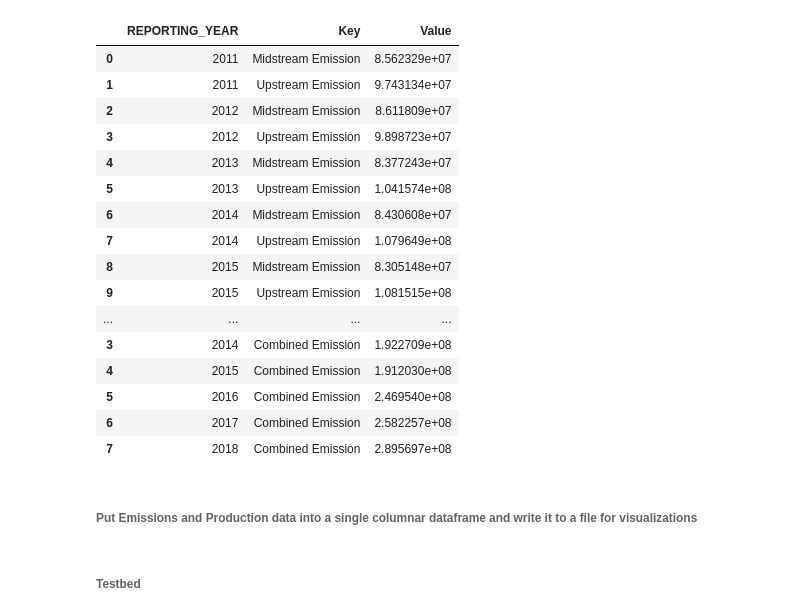
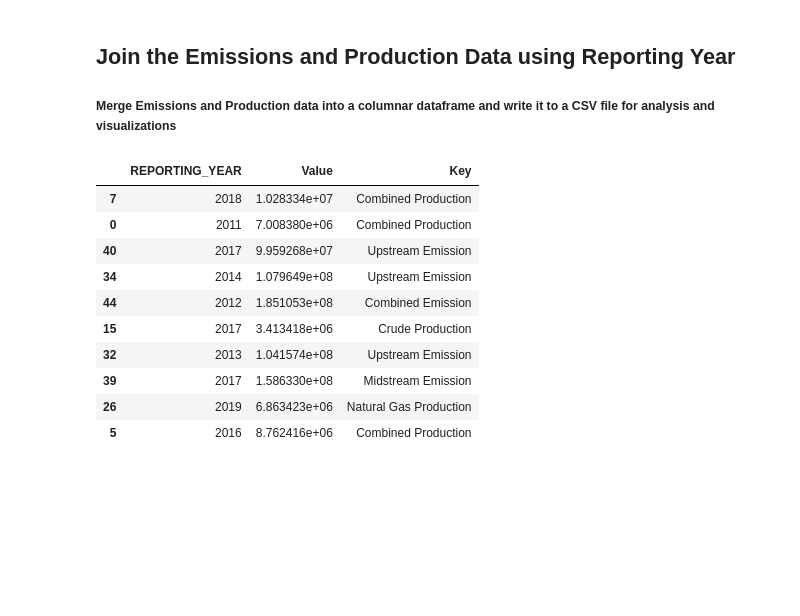
Before and after one commit to rafeesumich/591-GHGFromOilandGasSystems, a Jupyter notebook: EmissionsDataPreparation.ipynb, the cells around one changed output. Cells and saved outputs as stored; diff of their text form; code cells hidden in the pictures; blank space fills up the shorter version.

```diff
--- a/EmissionsDataPreparation.ipynb
+++ b/EmissionsDataPreparation.ipynb
@@ -398,27 +257,38 @@ df_emission_BySec
+# %% [markdown]
+## Join the Emissions and Production Data using Reporting Year
+<a id='Join_Prod_n_Emission'></a>
+
+##### Merge Emissions and Production data into a columnar dataframe and write it to a CSV file for analysis and visualizations
 # %%
+df_individula = df_annual_production[df_annual_production.Date>2010]
+
+df_combined=df_annual_production[df_annual_production.Date>2010].groupby('Date').sum().reset_index()
+df_combined['Product']='Combined Production'
+
+df_ProdSplit=pd.concat([df_combined,df_individula]).rename(columns={'Date':'REPORTING_YEAR','Product':'Key','Production kBOE':'Value'})
+df_ProdSplit=df_ProdSplit.replace('Crude','Crude Production').replace('Natural Gas','Natural Gas Production')
+
+
+df_emission_BySec=df_Agg_withRanks[['REPORTING YEAR','SECTOR','GHG_CONTRIBUTION']].groupby(['REPORTING YEAR','SECTOR']).sum().reset_index()
+
 df_emission_comb=df_emission_BySec.groupby('REPORTING YEAR').sum().reset_index()
 df_emission_comb['SECTOR']='Combined Emission'
 df_emiss_split=pd.concat([df_emission_BySec, df_emission_comb])
 df_emiss_split=df_emiss_split.rename(columns={'REPORTING YEAR':'REPORTING_YEAR','SECTOR':'Key','GHG_CONTRIBUTION':'Value'})
 df_emiss_split=df_emiss_split.replace('Midstream','Midstream Emission').replace('Upstream','Upstream Emission')
-df_emiss_split
+
+df_prodvsEmission=pd.concat([df_ProdSplit,df_emiss_split]).reset_index().drop('index',axis=1)
+df_prodvsEmission.to_csv('ProductionVsEmissionSplit.csv',sep='|',index=False)
+df_prodvsEmission.sample(10)
 # %% [output]
-|  | REPORTING_YEAR | Key | Value |
-| 0 | 2011 | Midstream Emission | 8.562329e+07 |
-| 1 | 2011 | Upstream Emission | 9.743134e+07 |
-| 2 | 2012 | Midstream Emission | 8.611809e+07 |
-| 3 | 2012 | Upstream Emission | 9.898723e+07 |
-| 4 | 2013 | Midstream Emission | 8.377243e+07 |
-| 5 | 2013 | Upstream Emission | 1.041574e+08 |
-| 6 | 2014 | Midstream Emission | 8.430608e+07 |
-| 7 | 2014 | Upstream Emission | 1.079649e+08 |
-| 8 | 2015 | Midstream Emission | 8.305148e+07 |
-| 9 | 2015 | Upstream Emission | 1.081515e+08 |
-| ... | ... | ... | ... |
-| 3 | 2014 | Combined Emission | 1.922709e+08 |
-| 4 | 2015 | Combined Emission | 1.912030e+08 |
-| 5 | 2016 | Combined Emission | 2.469540e+08 |
-| 6 | 2017 | Combined Emission | 2.582257e+08 |
-| 7 | 2018 | Combined Emission | 2.895697e+08 |
+|  | REPORTING_YEAR | Value | Key |
+| 7 | 2018 | 1.028334e+07 | Combined Production |
+| 0 | 2011 | 7.008380e+06 | Combined Production |
+| 40 | 2017 | 9.959268e+07 | Upstream Emission |
+| 34 | 2014 | 1.079649e+08 | Upstream Emission |
+| 44 | 2012 | 1.851053e+08 | Combined Emission |
+| 15 | 2017 | 3.413418e+06 | Crude Production |
+| 32 | 2013 | 1.041574e+08 | Upstream Emission |
+| 39 | 2017 | 1.586330e+08 | Midstream Emission |
+| 26 | 2019 | 6.863423e+06 | Natural Gas Production |
+| 5 | 2016 | 8.762416e+06 | Combined Production |
-# %% [markdown]
-###### Put Emissions and Production data into a single columnar dataframe and write it to a file for visualizations
@@ -428,2 +294,0 @@ df_prodvsEmission.to_csv('ProductionVsEmissionSplit.csv',sep='|')
-# %% [markdown]
-###### Testbed
```
Also changed, not shown: parts of 49 cells of this notebook, 20 other files.
